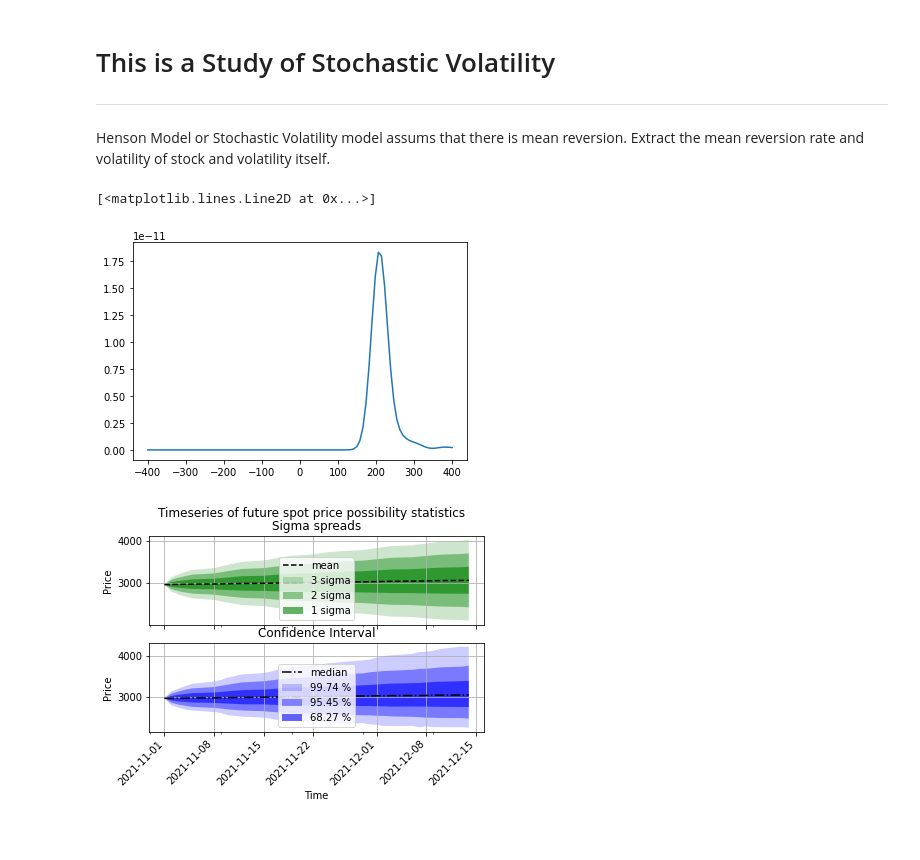
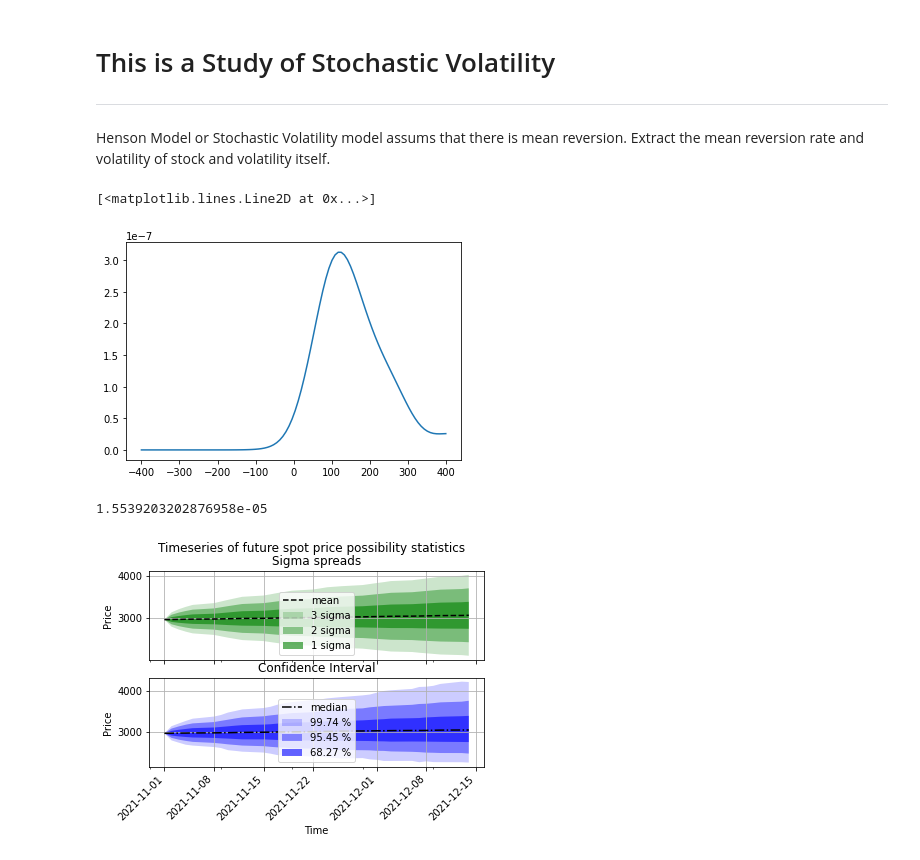
Before and after one commit to sidbannet/stockhealth, a Jupyter notebook: examples/study-stochastic-volatility.ipynb, the cells around one changed output. Cells and saved outputs as stored; diff of their text form; code cells hidden in the pictures.

Commit message:
Trying to find the mean and std of mean reversion

```diff
--- a/examples/study-stochastic-volatility.ipynb
+++ b/examples/study-stochastic-volatility.ipynb
@@ -25,12 +25,16 @@ import numpy as np
 # %%
 yy = np.linspace(start=-400, stop=400, num=100)
 xx = 0 * yy - 400
 positions = np.vstack([xx, yy])
 #kde1.evaluate(positions).T
-plt.plot(yy, kde1.evaluate(positions).T)
+plt.plot(yy, kde2.evaluate(positions).T)
 # %% [output]
 [<matplotlib.lines.Line2D at 0x...>]
-[figure, old version]
+[figure, new version]
+# %%
+(yy * kde2.evaluate(positions).T).mean() / kde2.evaluate(positions).T.mean()
+# %% [output]
+1.5539203202876958e-05
 # %%
 goog_sim.solve()
 # %%
```
